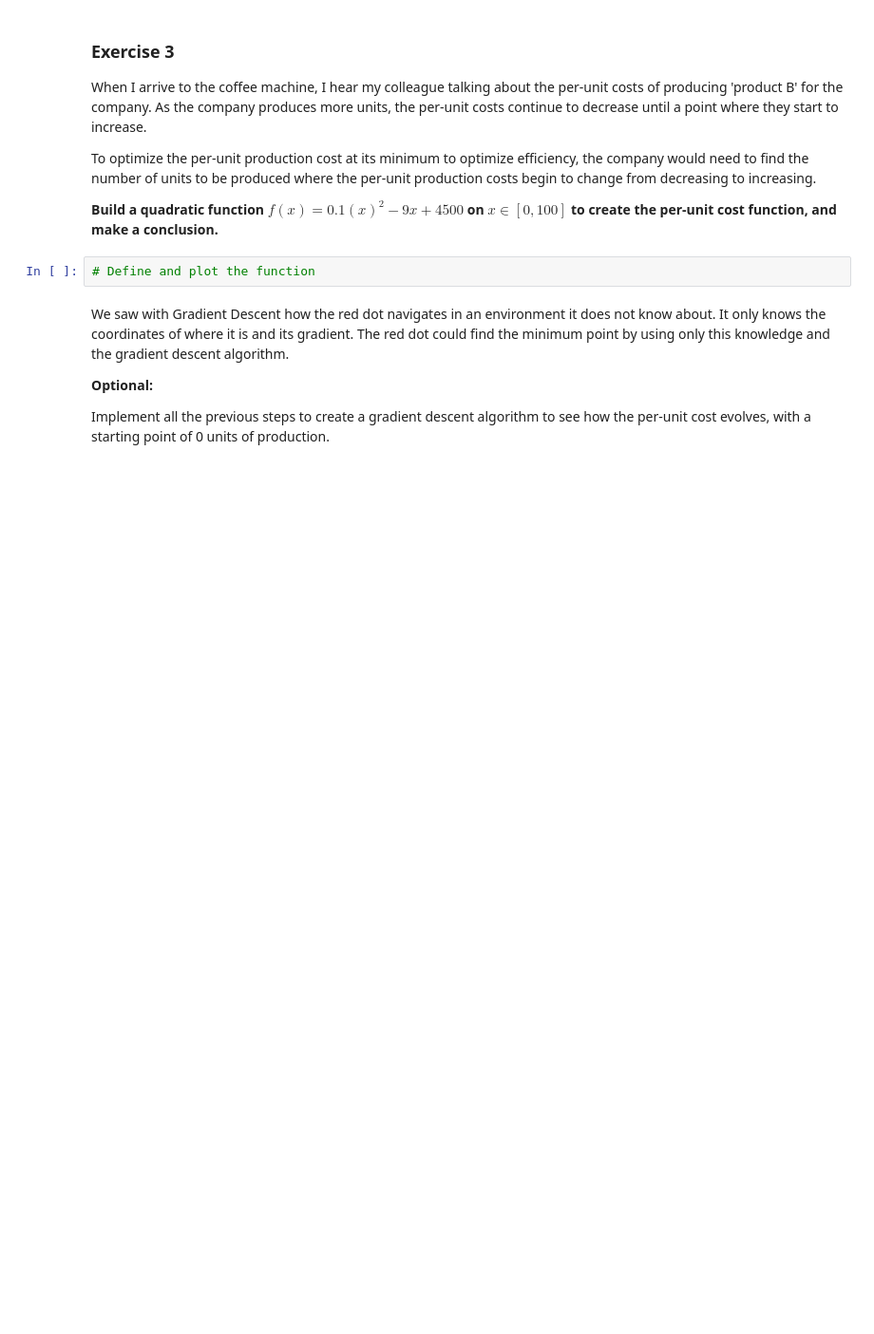
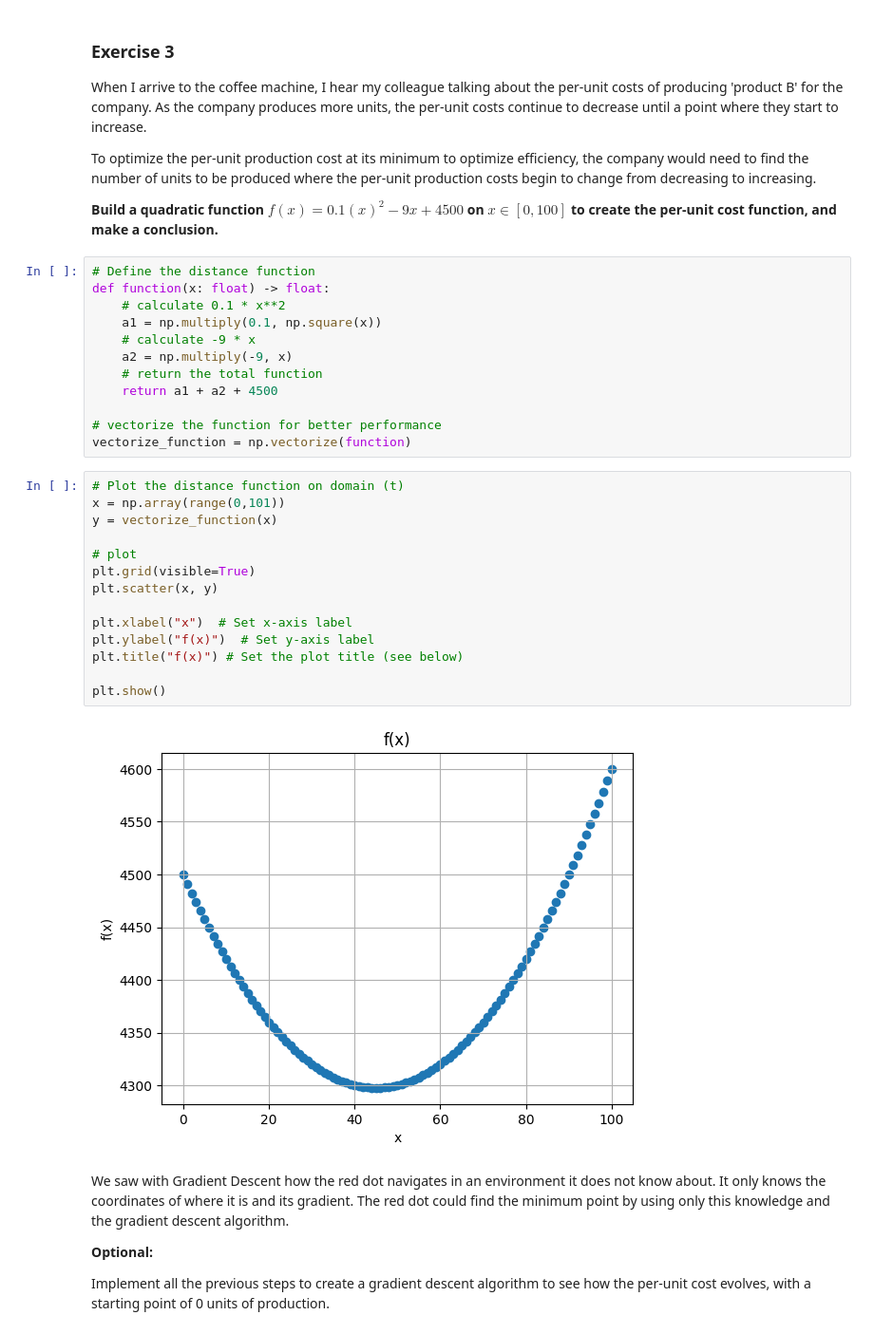
Before and after one commit to 4GeeksAcademy/alejandroNovellino-calculus-and-algebra-problems-with-python, a Jupyter notebook: notebook/problems.ipynb, the cells around one changed output. Shown at 95% size. Drawn from its saved outputs; the diff is of its cells as text; blank space fills up the shorter version.

```diff
--- a/notebook/problems.ipynb
+++ b/notebook/problems.ipynb
@@ -298,7 +298,33 @@ To optimize the per-unit production cost at its minimum to optimize efficiency,
 
 **Build a quadratic function $f(x)=0.1(x)^2−9x +4500$ on $x∈[0,100]$ to create the per-unit cost function, and make a conclusion.**
 # %%
-# Define and plot the function
+# Define the distance function
+def function(x: float) -> float:
+    # calculate 0.1 * x**2
+    a1 = np.multiply(0.1, np.square(x))
+    # calculate -9 * x
+    a2 = np.multiply(-9, x)
+    # return the total function
+    return a1 + a2 + 4500
+
+# vectorize the function for better performance
+vectorize_function = np.vectorize(function)
+# %%
+# Plot the distance function on domain (t)
+x = np.array(range(0,101))
+y = vectorize_function(x)
+
+# plot
+plt.grid(visible=True)
+plt.scatter(x, y)
+
+plt.xlabel("x")  # Set x-axis label
+plt.ylabel("f(x)")  # Set y-axis label
+plt.title("f(x)") # Set the plot title (see below)
+
+plt.show()
+# %% [output]
+[figure, added]
 # %% [markdown]
 We saw with Gradient Descent how the red dot navigates in an environment it does not know about. It only knows the coordinates of where it is and its gradient. The red dot could find the minimum point by using only this knowledge and the gradient descent algorithm.
 
```
Also changed, not shown: parts of 11 cells of this notebook.
